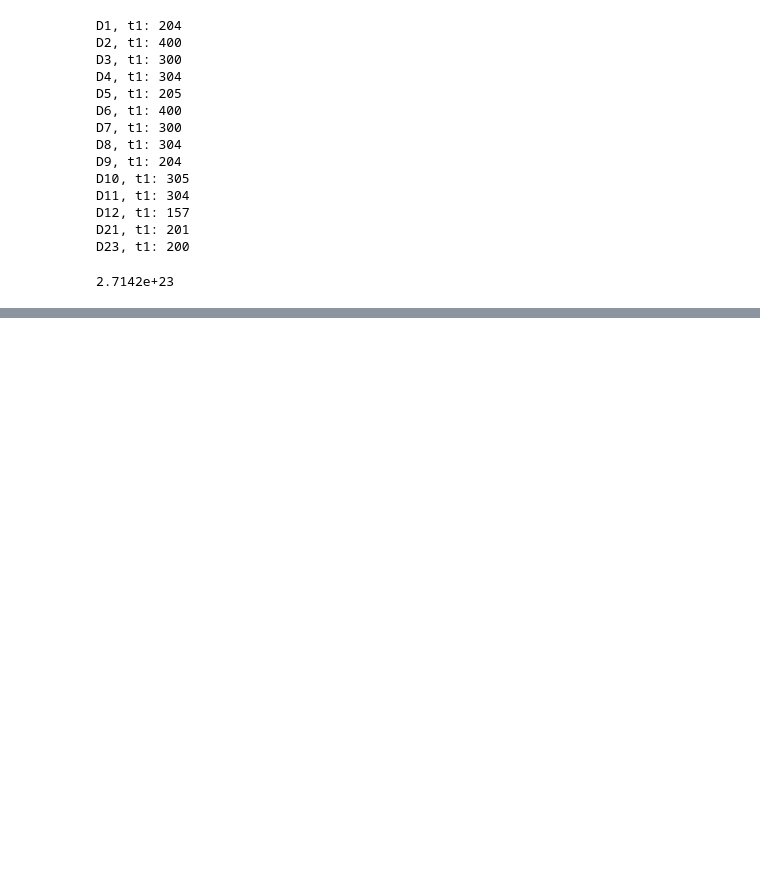
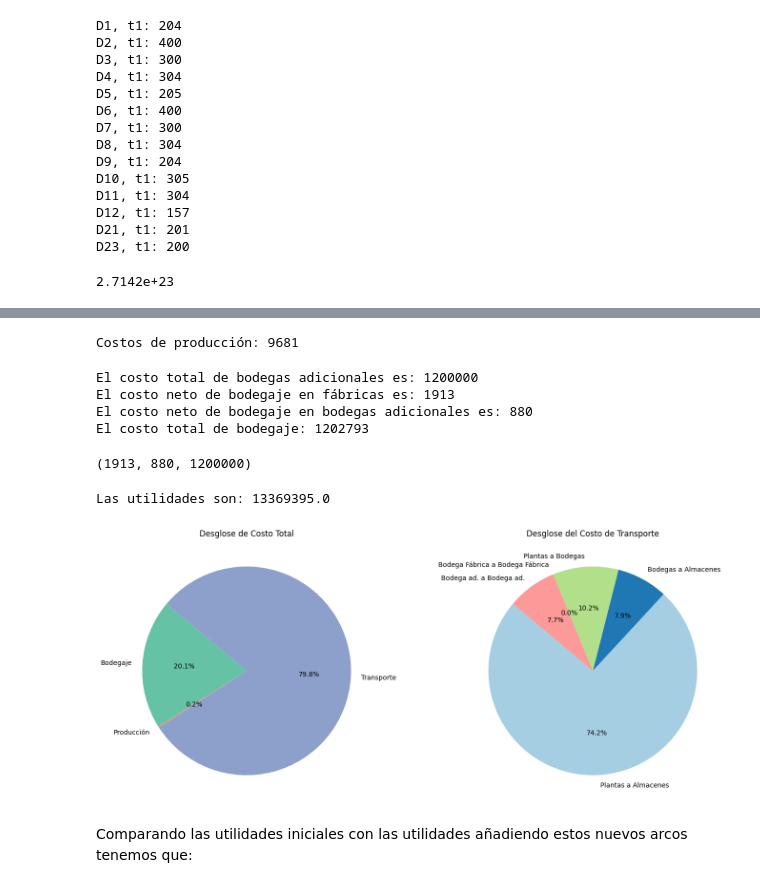
Before and after one commit to bwertheim1/tareas_flujo, a Jupyter notebook: t2_v4.ipynb, the cells around one changed output, grey strips where cells are left out. Drawn from its saved outputs; the diff is of its cells as text; code cells hidden in the pictures; blank space fills up the shorter version.

```diff
--- a/t2_v4.ipynb
+++ b/t2_v4.ipynb
@@ -1100,0 +1217,2 @@ D23, t1: 200
+# %%
+bod_bod = round((bod_bod/ 1000) * 12)
@@ -1100,0 +1278,13 @@ D23, t1: 200
+# %%
+#se agregan los arcos desde cada bodega adicional a otra bodega adicional
+
+for t in range(1, parametros.T + 1):
+  for b in range(1, parametros.B + 1):
+    for s in range(1, parametros.B + 1):
+      if b != s:
+        costo_trans = bod_bod.loc[f'B{b}'][f'B{s}']
+        nombrebod1 = 'B' + str(b) + ', t' + str(t)
+        nombrebod2 = 'B_aux' + str(s) + ', t' + str(t)
+        G1.add_edge(nombrebod1, nombrebod2, weight = costo_trans)
+# %%
+sol2 = nx.min_cost_flow(G1, demand='demand', capacity='capacity', weight='weight')
@@ -1100,0 +1302,58 @@ D23, t1: 200
+# %%
+costo_total_produccion = calcular_costo_produccion(G1, sol2, parametros)
+# %% [output]
+Costos de producción: 9681
+# %%
+calcular_costos_bodegaje(G1, sol2, parametros, costo_fijo_bodega_adicional, bod_adicional_en_uso)
+# %% [output]
+El costo total de bodegas adicionales es: 1200000
+El costo neto de bodegaje en fábricas es: 1913
+El costo neto de bodegaje en bodegas adicionales es: 880
+El costo total de bodegaje: 1202793
+(1913, 880, 1200000)
+# %%
+import matplotlib.pyplot as plt
+
+# Primer gráfico: desglose de costo_total en bodegaje, producción y transporte
+labels_total = ['Bodegaje', 'Producción', 'Transporte']
+sizes_total = [costo_total_bodegaje, costo_total_produccion, costo_total_tpte]
+colors_total = ['#66c2a5', '#fc8d62', '#8da0cb']
+
+plt.figure(figsize=(14, 6))
+
+plt.subplot(1, 2, 1)
+plt.pie(sizes_total, labels=labels_total, autopct='%1.1f%%', startangle=140, colors=colors_total)
+plt.title('Desglose de Costo Total')
+
+# Segundo gráfico: desglose de costo_total_tpte en subcategorías de transporte
+labels_tpte = [
+    'Plantas a Almacenes',
+    'Bodegas a Almacenes',
+    'Plantas a Bodegas',
+    'Bodega Fábrica a Bodega Fábrica',
+    'Bodega ad. a Bodega ad.'
+]
+sizes_tpte = [
+    costo_neto_fabricas_demandas,
+    costo_neto_bodegas_demandas,
+    costo_neto_fabricas_bodegas,
+    costo_neto_prod_prod,
+    costo_neto_bod_bod
+]
+colors_tpte = ['#a6cee3', '#1f78b4', '#b2df8a', '#33a02c', '#fb9a99']
+
+plt.subplot(1, 2, 2)
+plt.pie(sizes_tpte, labels=labels_tpte, autopct='%1.1f%%', startangle=140, colors=colors_tpte)
+plt.title('Desglose del Costo de Transporte')
+
+
+# Detalle de las nuevas utilidades
+print(f"Las utilidades son: {ganancia - (costo_total_tpte + costo_total_produccion + costo_total_bodegaje)}")
+
+plt.tight_layout()
+plt.show()
+# %% [output]
+Las utilidades son: 13369395.0
+[figure, added]
+# %% [markdown]
+Comparando las utilidades iniciales con las utilidades añadiendo estos nuevos arcos tenemos que:
```
Also changed, not shown: parts of 23 cells of this notebook, 1 other file.
